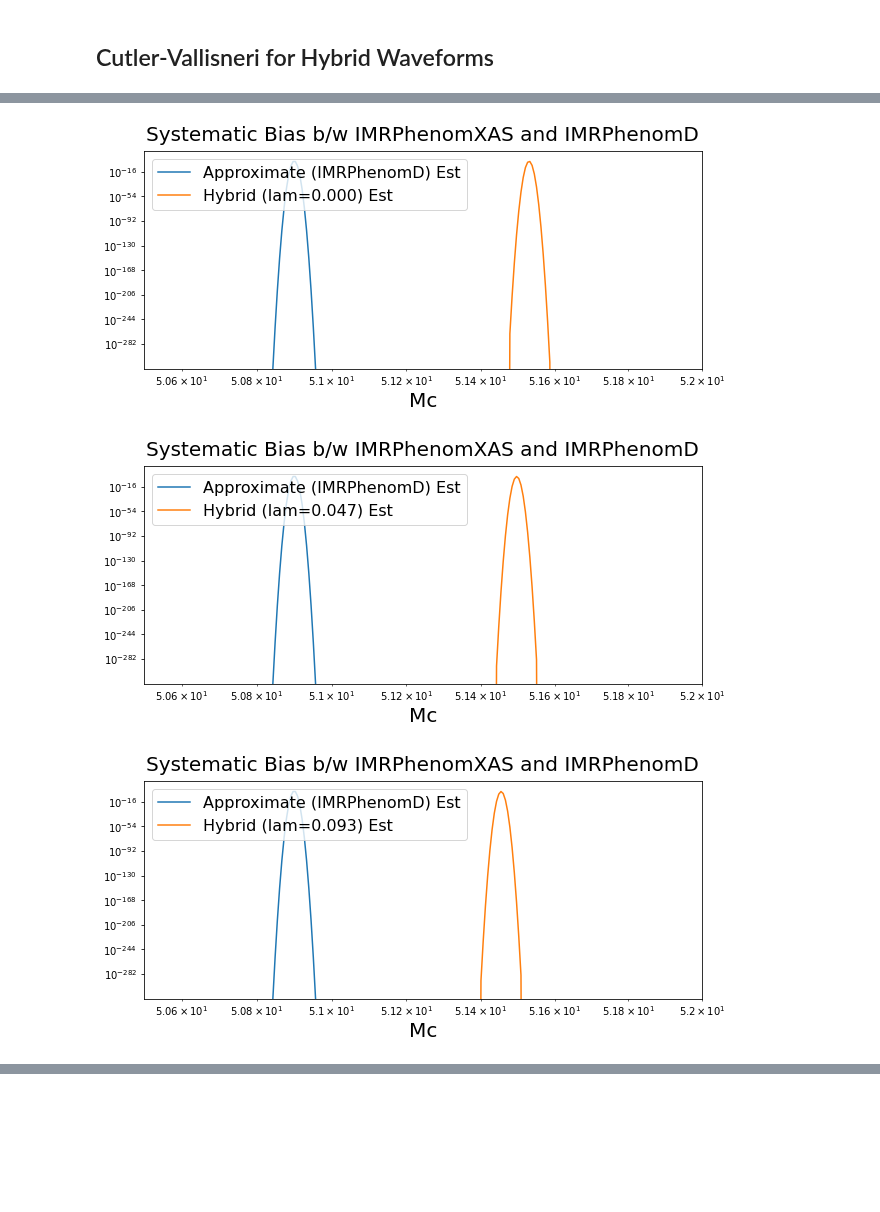
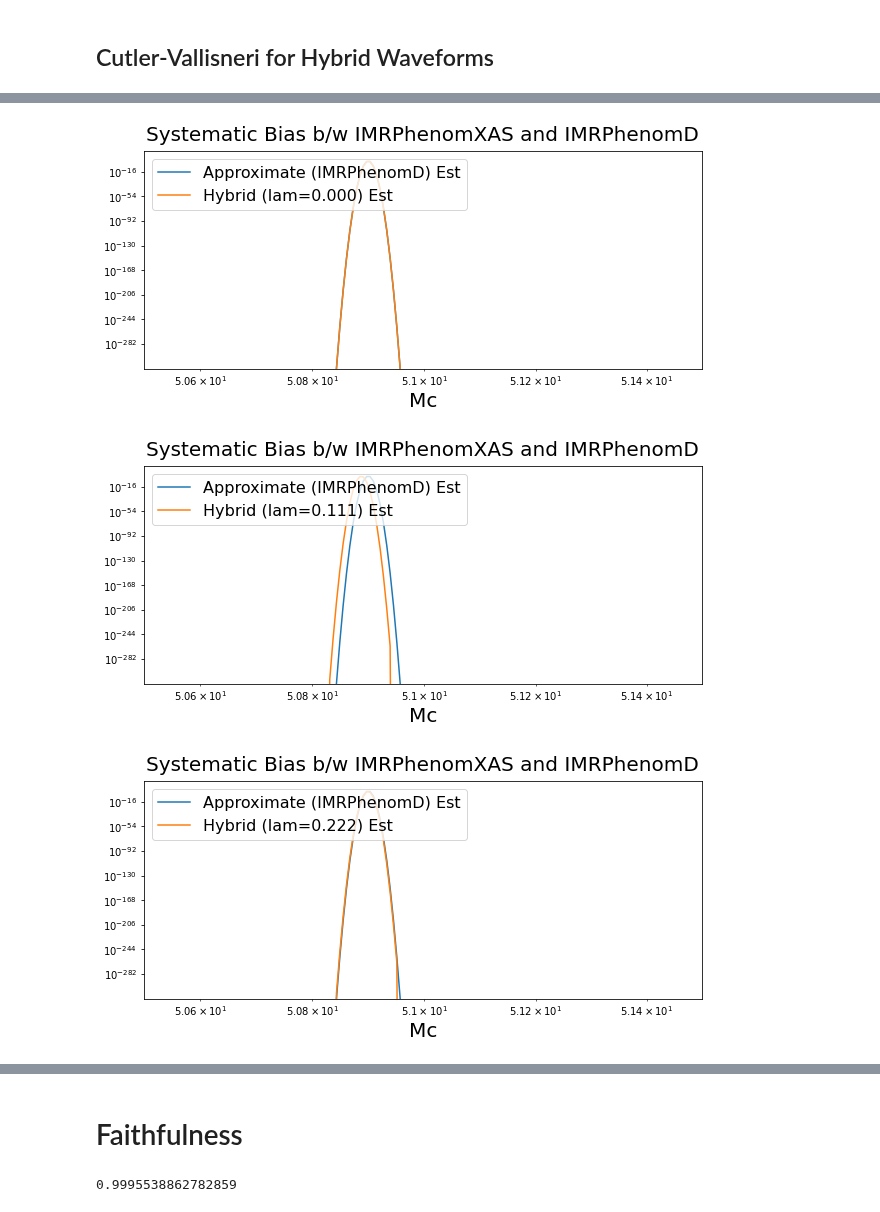
Before and after one commit to veome22/hybrid_waveforms, a Jupyter notebook: gwbench_bias_calc.ipynb, the cells around one changed output, grey strips where cells are left out. Drawn from its saved outputs; the diff is of its cells as text; code cells hidden in the pictures; blank space fills up the shorter version.

```diff
--- a/gwbench_bias_calc.ipynb
+++ b/gwbench_bias_calc.ipynb
@@ -324,7 +343,7 @@ def get_hyb_wf(hp1, hc1, hp2, hc2, lam):
 
     return hp_hyb, hc_hyb
 # %%
-hp_hyb, hc_hyb = get_hyb_wf(net1.hfp, net1.hfc, net2.hfp, net2.hfc, lam=0.4)
-print(np.abs(np.sum(hp_hyb - net1.hfp)))
-print(np.abs(np.sum(hc_hyb - net1.hfc)))
+hp_hyb, hc_hyb = get_hyb_wf(net1.hfp, net1.hfc, net2.hfp, net2.hfc, lam=0.5)
+print(np.abs(np.sum(hp_hyb - net2.hfp)))
+print(np.abs(np.sum(hc_hyb - net2.hfc)))
 # %% [output]
@@ -333,22 +352,23 @@ print(np.abs(np.sum(hc_hyb - net1.hfc)))
 # %%
 lams = np.linspace(0., 1., 5)
-colors = plt.cm.plasma(lams)
+colors = plt.cm.viridis(lams)
 
 f, (ax)= plt.subplots(2, 1,  figsize=(12,10))
 
 for i, lam in enumerate(lams):
-    hp_hyb, hc_hyb = get_hyb_wf(net1.hfp, net1.hfc, net2.hfp, net2.hfc, lam)
-    ax[0].plot(net1.f, np.real(hp_hyb), c=colors[i], label=f"$\lambda$ = {lam:.1f}")
-    ax[1].plot(net1.f, np.real(hc_hyb), c=colors[i], label=f"$\lambda$ = {lam:.1f}")
+    # hp_hyb, hc_hyb = get_hyb_wf(net1.hfp, net1.hfc, net2.hfp, net2.hfc, lam)
+    hp_hyb, hc_hyb = get_hyb_wf(net2.hfp, net2.hfc, net1.hfp, net1.hfc, lam)
+    ax[0].plot(net2.f, np.real(hp_hyb), c=colors[i], label=f"$\lambda$ = {lam:.1f}")
+    ax[1].plot(net2.f, np.real(hc_hyb), c=colors[i], label=f"$\lambda$ = {lam:.1f}")
 
 ax[0].plot(net1.f, np.real(net1.hfp), lw=3, label="IMRPhenomXAS")
-ax[0].plot(net1.f, np.real(net2.hfp), lw=3, label="IMRPhenomD")
+ax[0].plot(net2.f, np.real(net2.hfp), lw=3, label="IMRPhenomD")
 
 ax[0].set_xlabel("Frequency (Hz)")
 ax[0].set_title("$h_{+}$", fontsize=18)
 
 ax[1].plot(net1.f, np.real(net1.hfc), lw=3, label="IMRPhenomXAS")
-ax[1].plot(net1.f, np.real(net2.hfc), lw=3, label="IMRPhenomD")
+ax[1].plot(net2.f, np.real(net2.hfc), lw=3, label="IMRPhenomD")
 
 ax[1].set_xlabel("Frequency (Hz)")
 ax[1].set_title("$h_{x}$", fontsize=18)
@@ -370,16 +390,18 @@ plt.show()
 # Interpolate the 'True' waveform for ease of calculation
 
 cov_ap = net2.cov
-lams = np.linspace(0., 0.42, 10)
+lams = np.linspace(0., 1., 10)
 errors_th_lam = np.zeros((len(lams), len(param_list)))
 
 for l, lam in enumerate(lams):
     inner_prod = np.zeros(len(param_list))
-    hp_hyb, hc_hyb = get_hyb_wf(net1.hfp, net1.hfc, net2.hfp, net2.hfc, lam)
 
     for d in range(len(network_spec)):
         del_h_ap_all = net2.detectors[d].del_hf
         del_params_j = list(del_h_ap_all.keys())
+
+        hp_hyb, hc_hyb = get_hyb_wf(net2.hfp, net2.hfc, net1.hfp, net1.hfc, lam, opt_phi=True, detector=net1.detectors[d])
+        # hp_hyb, hc_hyb = get_hyb_wf(net2.hfp, net2.hfc, net1.hfp, net1.hfc, lam, opt_phi=False)
 
         h_tr = waveform_to_det_response(hp_hyb, hc_hyb, inj_params, net1.detectors[d])
         h_ap = net2.detectors[d].hf
@@ -407,5 +430,5 @@ print(lams)
 # %%
-def plot_single_param_bias(errors_th, param="Mc", lam=0., figsize=(12,25), xlim=None):
+def plot_single_param_bias(error_th, param, lam=0., figsize=(12,25), xlim=None):
     f, ax= plt.subplots(1, 1,  figsize=figsize)
 
     mu = net2.inj_params[param]
@@ -416,7 +439,7 @@ def plot_single_param_bias(errors_th, param="Mc", lam=0., figsize=(12,25), xlim=
     stat_est = stats.norm.pdf(x, mu, sigma)
     stat_est = stat_est/np.max(stat_est)
 
-    theory_est = stats.norm.pdf(x, mu+errors_th[i], sigma)
+    theory_est = stats.norm.pdf(x, mu+error_th, sigma)
     theory_est = theory_est/ np.max(theory_est)
 
     ax.plot(x, stat_est, label=f"Approximate (IMRPhenomD) Est")
@@ -425,7 +448,7 @@ def plot_single_param_bias(errors_th, param="Mc", lam=0., figsize=(12,25), xlim=
     ax.legend(bbox_to_anchor=(0, 1), loc='upper left', fontsize=16)
 
     if xlim is None:
-        ax.set_xlim(mu-2*errors_th[i], mu+3*errors_th[i])
+        ax.set_xlim(mu-2*error_th, mu+3*error_th)
     else:
         ax.set_xlim(xlim)
 
@@ -438,8 +461,9 @@ def plot_single_param_bias(errors_th, param="Mc", lam=0., figsize=(12,25), xlim=
     plt.show()
 # %%
 for i in range(len(lams)):
-    plot_single_param_bias(errors_th_lam[:,0], lam=lams[i], xlim = (50.5, 52.), figsize=(10, 4))
+    param = param_list
+    plot_single_param_bias(errors_th_lam[i,0], lam=lams[i], param=param_list[0], xlim = (50.5, 51.5), figsize=(10, 4))
 # %% [output]
-[figure, old version]
+[figure, new version]
-[figure, old version]
+[figure, new version]
-[figure, old version]
+[figure, new version]
@@ -452,0 +477,2 @@ for i in range(len(lams)):
+# %% [markdown]
+# Faithfulness
@@ -452,0 +543,12 @@ for i in range(len(lams)):
+# %%
+iota, phi_c, kappa = 0. , 0., 0.
+theta, phi, psi = np.pi/3, np.pi/3, np.pi/3
+
+Fplus =((1+np.cos(theta)**2)/2)*np.cos(2*phi)*np.cos(2*psi) - np.cos(theta)*np.sin(2*phi)*np.sin(2*psi)
+Fcross =((1+np.cos(theta)**2)/2)*np.cos(2*phi)*np.sin(2*psi) + np.cos(theta)*np.sin(2*phi)*np.cos(2*psi)
+
+kappa = -1j* np.log((Fplus + 1j*Fcross) / (np.sqrt(Fplus**2 + Fcross**2)))
+
+match_HM_k_opt_LAL(net2.hfp, net2.hfc, net1.hfp, net1.hfc, iota, phi_c, kappa , df, net1.detectors[0].psd, zpfact=8)
+# %% [output]
+0.9995538862782859
```
Also changed, not shown: parts of 11 cells of this notebook.
